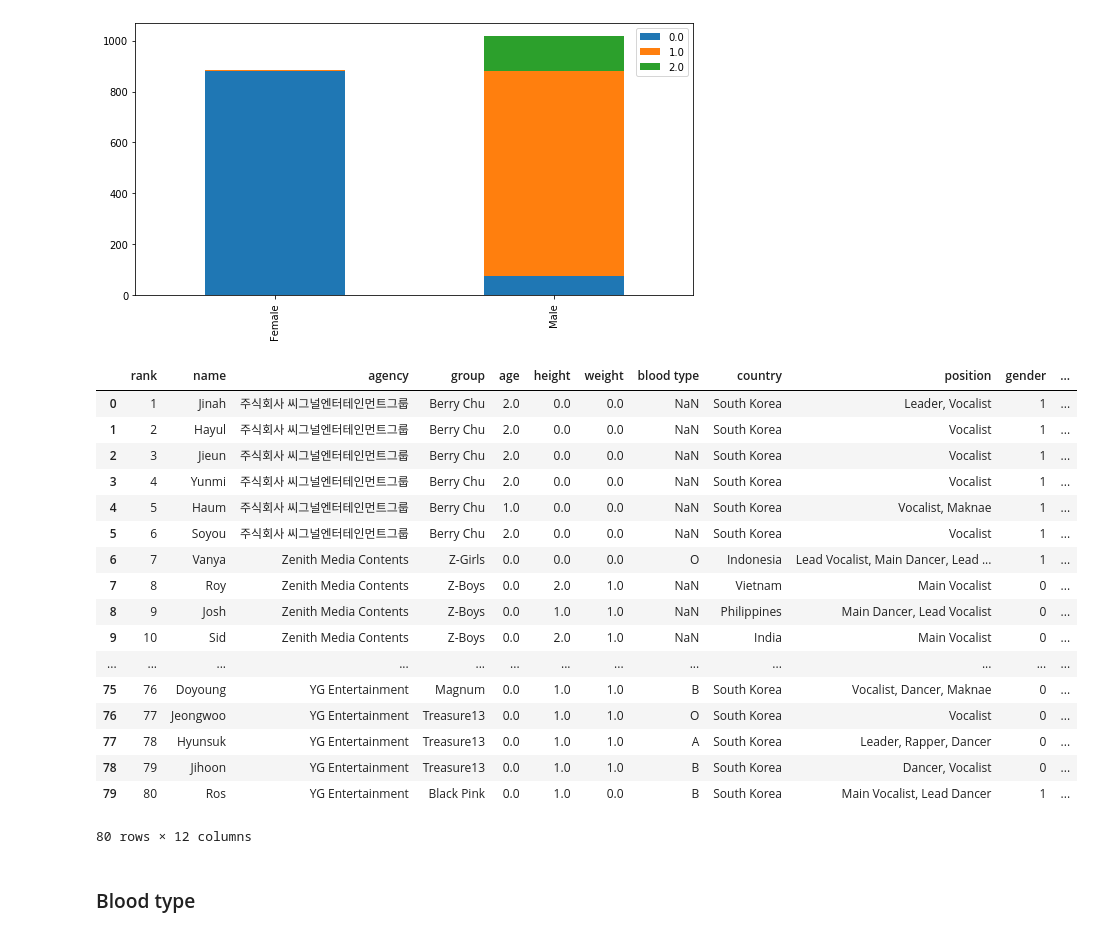
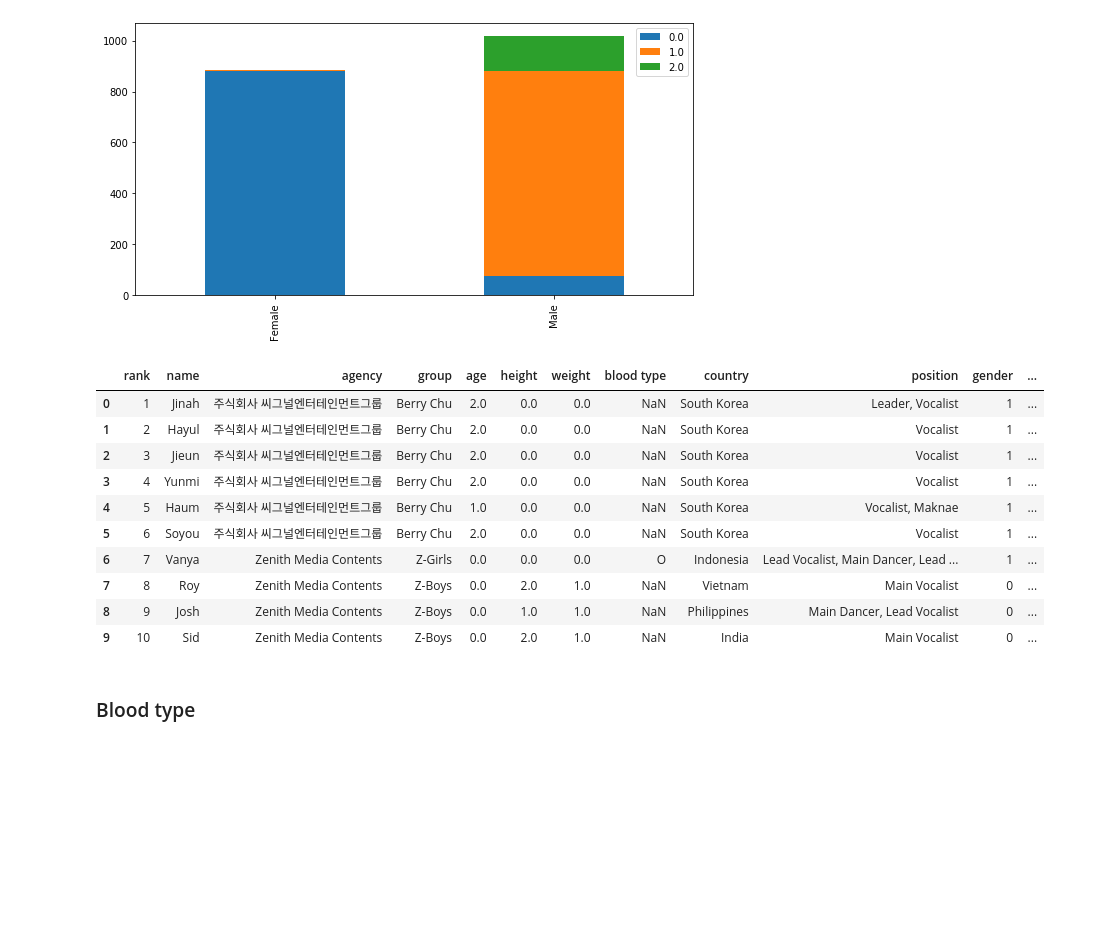
Before and after one commit to KamilaSadykova/Predicting-the-popularity-of-the-future-k-pop-idol, a Jupyter notebook: Project.ipynb, the cells around one changed output. Cells and saved outputs as stored; diff of their text form; code cells hidden in the pictures; blank space fills up the shorter version.

```diff
--- a/Project.ipynb
+++ b/Project.ipynb
@@ -100,11 +100,3 @@ position       19
 industry        0
 gender          0
 dtype: int64
-# %%
-#drop unnecessary columns
-data.drop('real name',axis=1,inplace=True)
-data.drop('origin',axis=1,inplace=True)
-data.drop('industry',axis=1,inplace=True)
-data.drop('curr date',axis=1,inplace=True)
-data.drop('birth date',axis=1,inplace=True)
-data.info()
@@ -128,3 +103,7 @@ memory usage: 163.4+ KB
+# %%
+#drop unnecessary columns
+to_drop = ['real name', 'origin', 'industry', 'curr date', 'birth date']
+data = data.drop(to_drop, axis=1)
 # %%
 #read new dataset of popular groups
 popular = pd.read_csv("bestkpopgroups.csv",sep="\t",delimiter = ";")
@@ -285,26 +264,19 @@ bar_chart_1('weight')
 # %% [output]
 [figure]
 # %%
-data.head(80)
+data.head(10)
 # %% [output]
 |  | rank | name | agency | group | age | height | weight | blood type | country | position | gender | ... |
 | 0 | 1 | Jinah | 주식회사 씨그널엔터테인먼트그룹 | Berry Chu | 2.0 | 0.0 | 0.0 | NaN | South Korea | Leader, Vocalist | 1 | ... |
 | 1 | 2 | Hayul | 주식회사 씨그널엔터테인먼트그룹 | Berry Chu | 2.0 | 0.0 | 0.0 | NaN | South Korea | Vocalist | 1 | ... |
 | 2 | 3 | Jieun | 주식회사 씨그널엔터테인먼트그룹 | Berry Chu | 2.0 | 0.0 | 0.0 | NaN | South Korea | Vocalist | 1 | ... |
 | 3 | 4 | Yunmi | 주식회사 씨그널엔터테인먼트그룹 | Berry Chu | 2.0 | 0.0 | 0.0 | NaN | South Korea | Vocalist | 1 | ... |
 | 4 | 5 | Haum | 주식회사 씨그널엔터테인먼트그룹 | Berry Chu | 1.0 | 0.0 | 0.0 | NaN | South Korea | Vocalist, Maknae | 1 | ... |
 | 5 | 6 | Soyou | 주식회사 씨그널엔터테인먼트그룹 | Berry Chu | 2.0 | 0.0 | 0.0 | NaN | South Korea | Vocalist | 1 | ... |
 | 6 | 7 | Vanya | Zenith Media Contents | Z-Girls | 0.0 | 0.0 | 0.0 | O | Indonesia | Lead Vocalist, Main Dancer, Lead ... | 1 | ... |
 | 7 | 8 | Roy | Zenith Media Contents | Z-Boys | 0.0 | 2.0 | 1.0 | NaN | Vietnam | Main Vocalist | 0 | ... |
 | 8 | 9 | Josh | Zenith Media Contents | Z-Boys | 0.0 | 1.0 | 1.0 | NaN | Philippines | Main Dancer, Lead Vocalist | 0 | ... |
 | 9 | 10 | Sid | Zenith Media Contents | Z-Boys | 0.0 | 2.0 | 1.0 | NaN | India | Main Vocalist | 0 | ... |
-| ... | ... | ... | ... | ... | ... | ... | ... | ... | ... | ... | ... | ... |
-| 75 | 76 | Doyoung | YG Entertainment | Magnum | 0.0 | 1.0 | 1.0 | B | South Korea | Vocalist, Dancer, Maknae | 0 | ... |
-| 76 | 77 | Jeongwoo | YG Entertainment | Treasure13 | 0.0 | 1.0 | 1.0 | O | South Korea | Vocalist | 0 | ... |
-| 77 | 78 | Hyunsuk | YG Entertainment | Treasure13 | 0.0 | 1.0 | 1.0 | A | South Korea | Leader, Rapper, Dancer | 0 | ... |
-| 78 | 79 | Jihoon | YG Entertainment | Treasure13 | 0.0 | 1.0 | 1.0 | B | South Korea | Dancer, Vocalist | 0 | ... |
-| 79 | 80 | Ros | YG Entertainment | Black Pink | 0.0 | 1.0 | 0.0 | B | South Korea | Main Vocalist, Lead Dancer | 1 | ... |
-80 rows × 12 columns
 # %% [markdown]
 ### Blood type
 # %%
```
Also changed, not shown: parts of 5 cells of this notebook, 1 other file.
